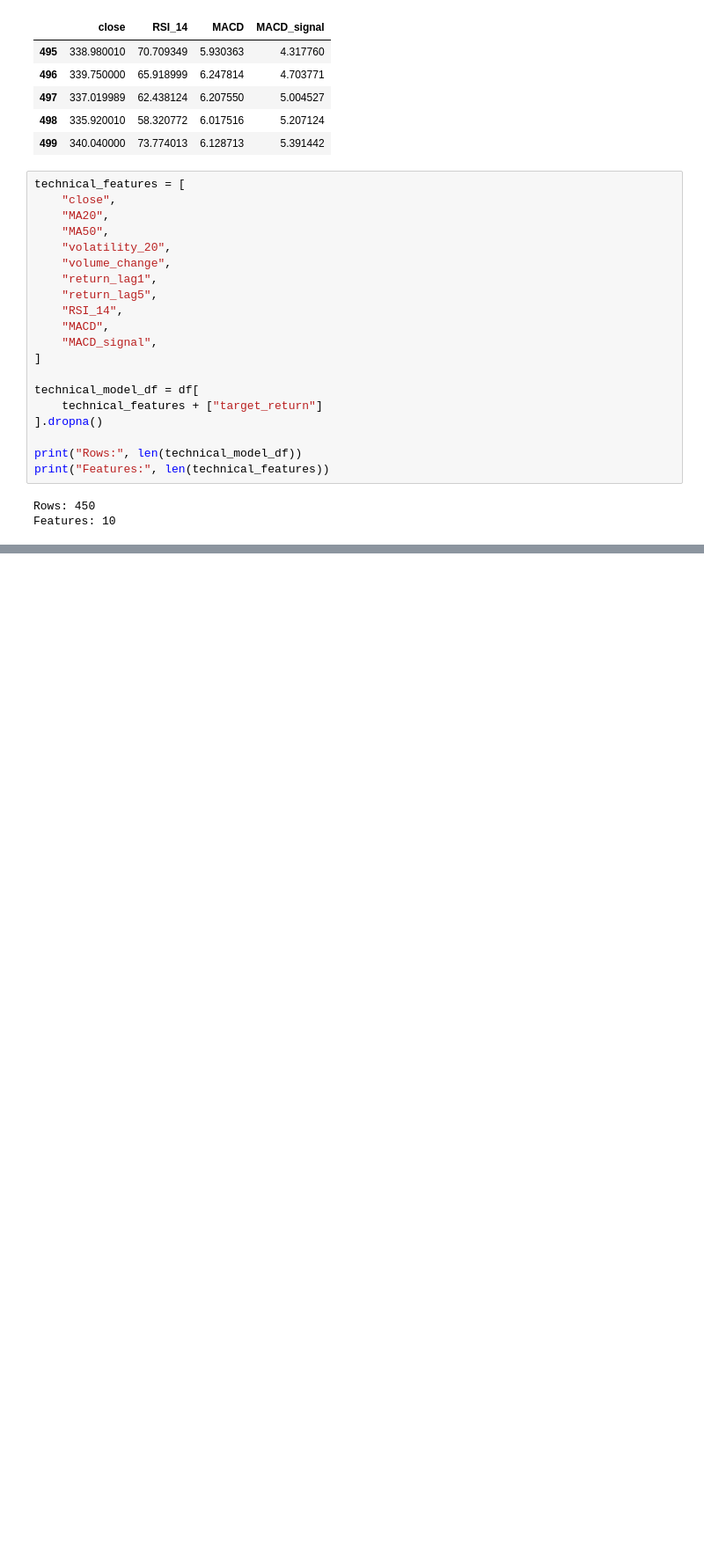
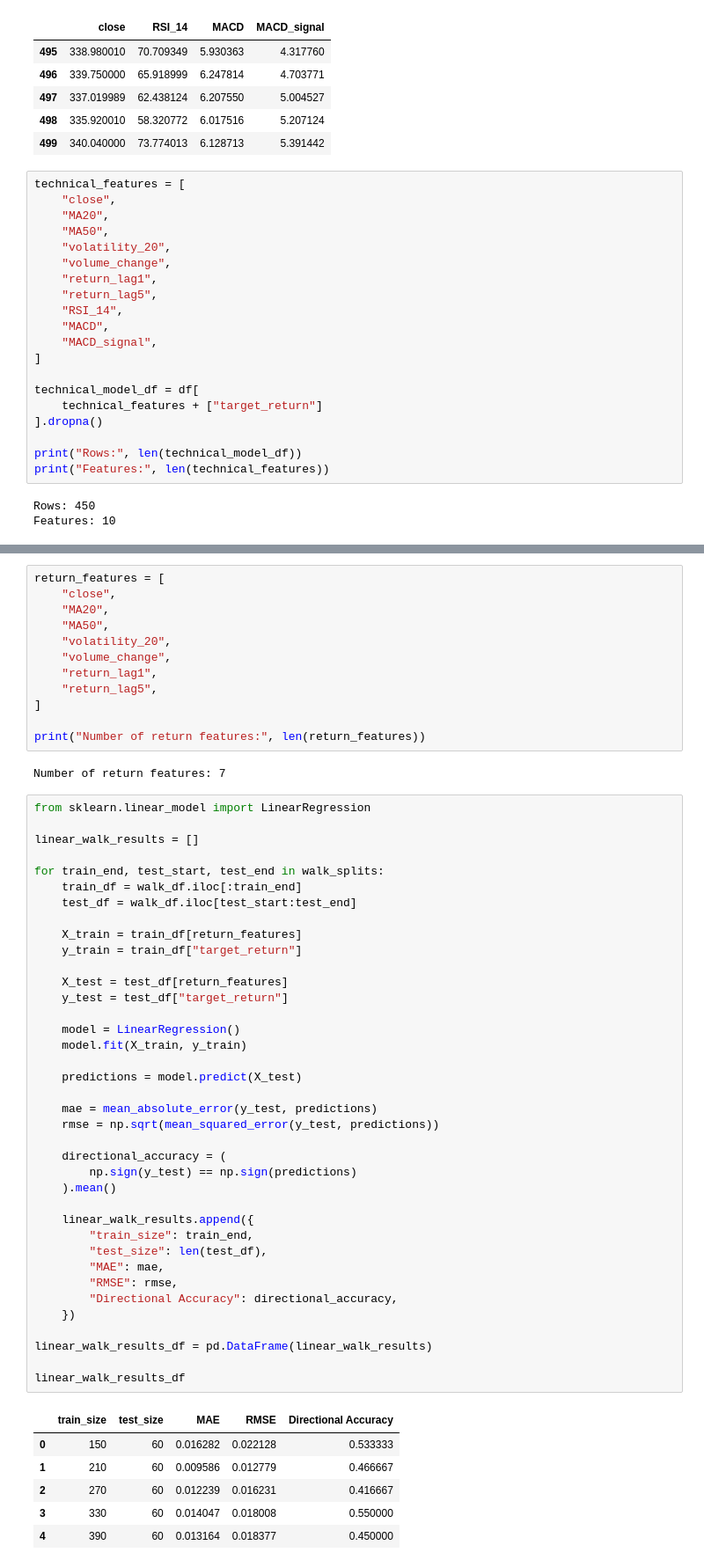
Before and after one commit to AlphaVonAntraxia/AVA-AI_MODEL-2, a Jupyter notebook: notebooks/01-exploratory_data_analysis.ipynb, the cells around one changed output, grey strips where cells are left out. Shown at 88% size. Saved outputs shown, nothing was run; the diff lists cells and outputs as text; blank space fills up the shorter version.

```diff
--- a/notebooks/01-exploratory_data_analysis.ipynb
+++ b/notebooks/01-exploratory_data_analysis.ipynb
@@ -3646,0 +4098,59 @@ Features: 10
+# %%
+return_features = [
+    "close",
+    "MA20",
+    "MA50",
+    "volatility_20",
+    "volume_change",
+    "return_lag1",
+    "return_lag5",
+]
+
+print("Number of return features:", len(return_features))
+# %% [output]
+Number of return features: 7
+# %%
+from sklearn.linear_model import LinearRegression
+
+linear_walk_results = []
+
+for train_end, test_start, test_end in walk_splits:
+    train_df = walk_df.iloc[:train_end]
+    test_df = walk_df.iloc[test_start:test_end]
+
+    X_train = train_df[return_features]
+    y_train = train_df["target_return"]
+
+    X_test = test_df[return_features]
+    y_test = test_df["target_return"]
+
+    model = LinearRegression()
+    model.fit(X_train, y_train)
+
+    predictions = model.predict(X_test)
+
+    mae = mean_absolute_error(y_test, predictions)
+    rmse = np.sqrt(mean_squared_error(y_test, predictions))
+
+    directional_accuracy = (
+        np.sign(y_test) == np.sign(predictions)
+    ).mean()
+
+    linear_walk_results.append({
+        "train_size": train_end,
+        "test_size": len(test_df),
+        "MAE": mae,
+        "RMSE": rmse,
+        "Directional Accuracy": directional_accuracy,
+    })
+
+linear_walk_results_df = pd.DataFrame(linear_walk_results)
+
+linear_walk_results_df
+# %% [output]
+|  | train_size | test_size | MAE | RMSE | Directional Accuracy |
+| 0 | 150 | 60 | 0.016282 | 0.022128 | 0.533333 |
+| 1 | 210 | 60 | 0.009586 | 0.012779 | 0.466667 |
+| 2 | 270 | 60 | 0.012239 | 0.016231 | 0.416667 |
+| 3 | 330 | 60 | 0.014047 | 0.018008 | 0.550000 |
+| 4 | 390 | 60 | 0.013164 | 0.018377 | 0.450000 |
```
Also changed, not shown: parts of 18 cells of this notebook.
